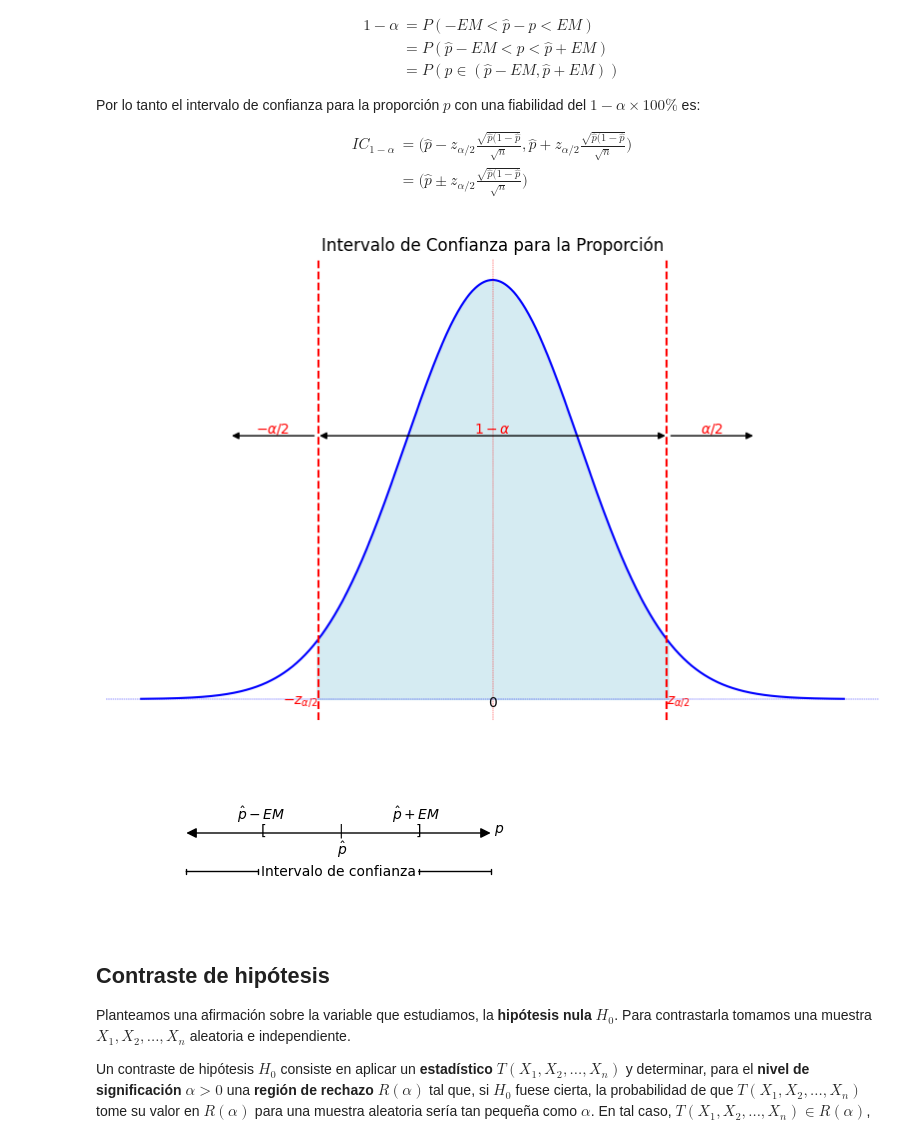
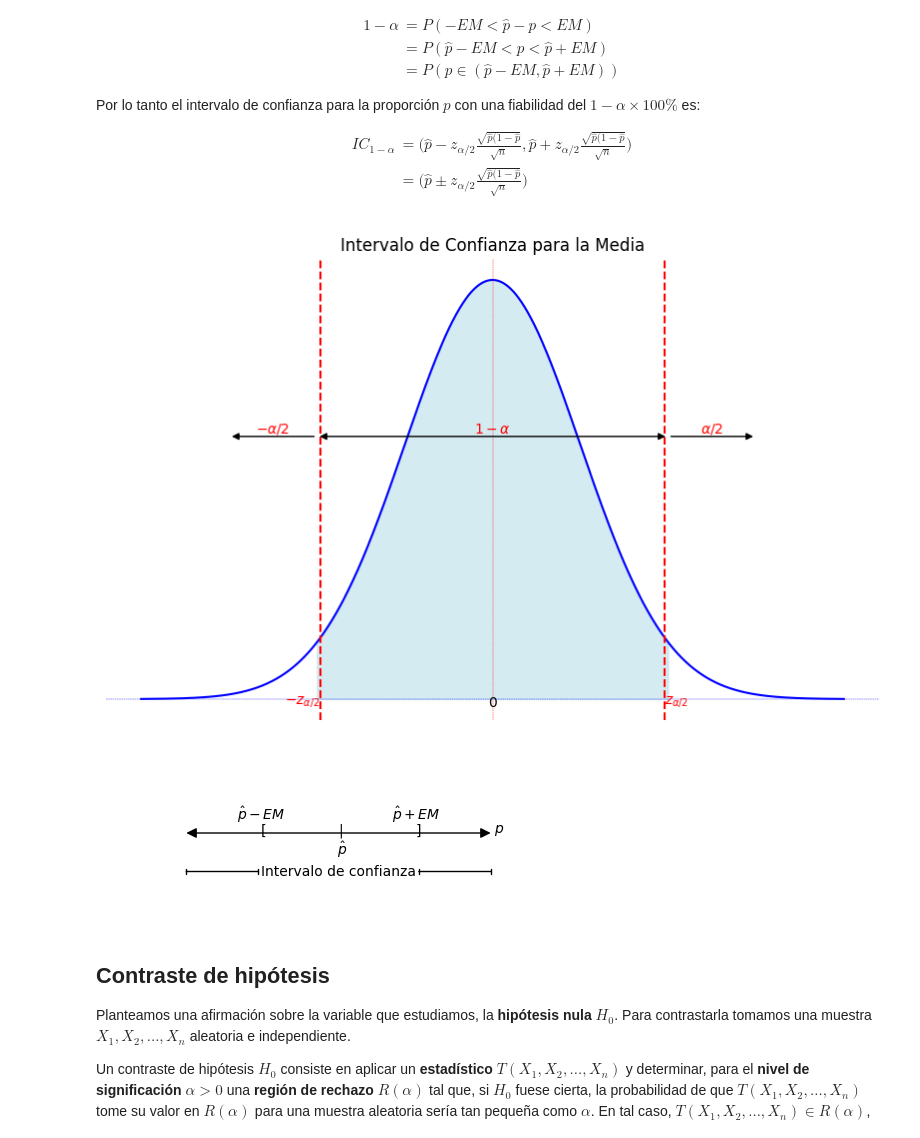
Before and after one commit to ednavivianasegura/Curso_PLN, a Jupyter notebook: PLN_EDNA.ipynb, the cells around one changed output. Drawn from its saved outputs; the diff is of its cells as text; code cells hidden in the pictures.

```diff
--- a/PLN_EDNA.ipynb
+++ b/PLN_EDNA.ipynb
@@ -2715,13 +2715,13 @@ Por lo tanto el intervalo de confianza para la proporción  $p$ con una fiabilid
 n = 100  # Tamaño de la muestra
 alpha = 0.05  # Nivel de confianza
 
-# Cálculo de los valores críticos de la distribución t de Student
-t_left = -t.ppf(1 - alpha / 2, n - 1)
-t_right = t.ppf(1 - alpha / 2, n - 1)
+# Cálculo de los valores críticos de la distribución normal estándar
+z_left = -norm.ppf(1 - alpha / 2)
+z_right = norm.ppf(1 - alpha / 2)
 
 # Definir el rango para la gráfica
 x = np.linspace(-4, 4, 1000)
-y = t.pdf(x, n - 1)
+y = norm.pdf(x)
 
 # Crear la figura y los ejes
 plt.figure(figsize=(10, 6))
@@ -2731,24 +2731,21 @@ plt.fill_between(x, y, where=(x >= -2) & (x <= 2), color='lightblue', alpha=0.5)
 
 # Líneas verticales y etiquetas
 plt.axvline(0, color='red', linestyle='--', linewidth=0.3)
-
 plt.axhline(0, color='blue', linestyle='--', linewidth=0.3)
 
-plt.axvline(t_left, color='red', linestyle='--')
-plt.text(t_left, -0.01, r'$-z_{\alpha/2}$', ha='right', va='bottom', color='red')
-plt.axvline(t_right, color='red', linestyle='--')
-plt.text(t_right, -0.01, r'$z_{\alpha/2}$', ha='left', va='bottom', color='red')
+plt.axvline(z_left, color='red', linestyle='--')
+plt.text(z_left, -0.01, r'$-z_{\alpha/2}$', ha='right', va='bottom', color='red')
+plt.axvline(z_right, color='red', linestyle='--')
+plt.text(z_right, -0.01, r'$z_{\alpha/2}$', ha='left', va='bottom', color='red')
 
 plt.text(0, -0.01, '0', ha='center', va='bottom', color='black')
 plt.text(0, 0.25, r'$1-\alpha$', ha='center', va='bottom', color='red')
 
 plt.text(-2.5, 0.25, r'$-\alpha/2$', ha='center', va='bottom', color='red')
-
 plt.text(2.5, 0.25, r'$\alpha/2$', ha='center', va='bottom', color='red')
 
 plt.annotate('', xy=(-2, 0.25), xytext=(2, 0.25),
              arrowprops=dict(facecolor='black', arrowstyle='<|-|>'))
-
 
 plt.annotate('', xy=(-2, 0.25), xytext=(-3, 0.25),
              arrowprops=dict(facecolor='black', arrowstyle='<|-'))
@@ -2756,14 +2753,17 @@ plt.annotate('', xy=(-2, 0.25), xytext=(-3, 0.25),
 plt.annotate('', xy=(3, 0.25), xytext=(2, 0.25),
              arrowprops=dict(facecolor='black', arrowstyle='-|>'))
 
-plt.title('Intervalo de Confianza para la Proporción')
+plt.title('Intervalo de Confianza para la Media')
 plt.grid(True)
 plt.axis('off')
 # Mostrar la gráfica
 plt.show()
 
+
 ################################################
-
+################################################
+################################################
+################################################
 plt.figure(figsize=(6,2))
 
 plt.annotate('', xy=(-2, 0), xytext=(2, 0),size=15,
@@ -2774,34 +2774,34 @@ plt.annotate('[', xy=(-1, -0.01), xytext=(-1, -0.02))
 plt.annotate(']', xy=(1, -0.01), xytext=(1, -0.02))
 
 plt.annotate(r'$p$', xy=(2, 0), xytext=(2, 0))
 
 plt.annotate('|', xy=(0, -0.01), xytext=(0, -0.02))
 
 plt.text(0.05, -0.35, r'$\hat{p}$', ha='center', va='bottom', color='black')
 
 plt.text(-1, 0.1, r'$\hat{p}-EM$', ha='center', va='bottom', color='black')
 plt.text(1, 0.1, r'$\hat{p}+EM$', ha='center', va='bottom', color='black')
 
 
 plt.annotate('', xy=(-1, -0.5), xytext=(-2, -0.5),size=2,
              arrowprops=dict(facecolor='black', arrowstyle='|-|'))
 
 
 plt.annotate('', xy=(1, -0.5), xytext=(2, -0.5),size=2,
              arrowprops=dict(facecolor='black', arrowstyle='|-|'))
 
 plt.text(0, -0.6, 'Intervalo de confianza', ha='center', va='bottom', color='black')
 
 # Establece los límites del gráfico
 plt.xlim(-3, 3)
 plt.ylim(-1, 1)
 
 # Muestra el gráfico
 plt.axis('off')
 plt.grid(True)
 plt.show()
 # %% [output]
-[figure, old version]
+[figure, new version]
 [figure]
 # %% [markdown]
 ## Contraste de hipótesis
```
Also changed, not shown: parts of 9 cells of this notebook.
